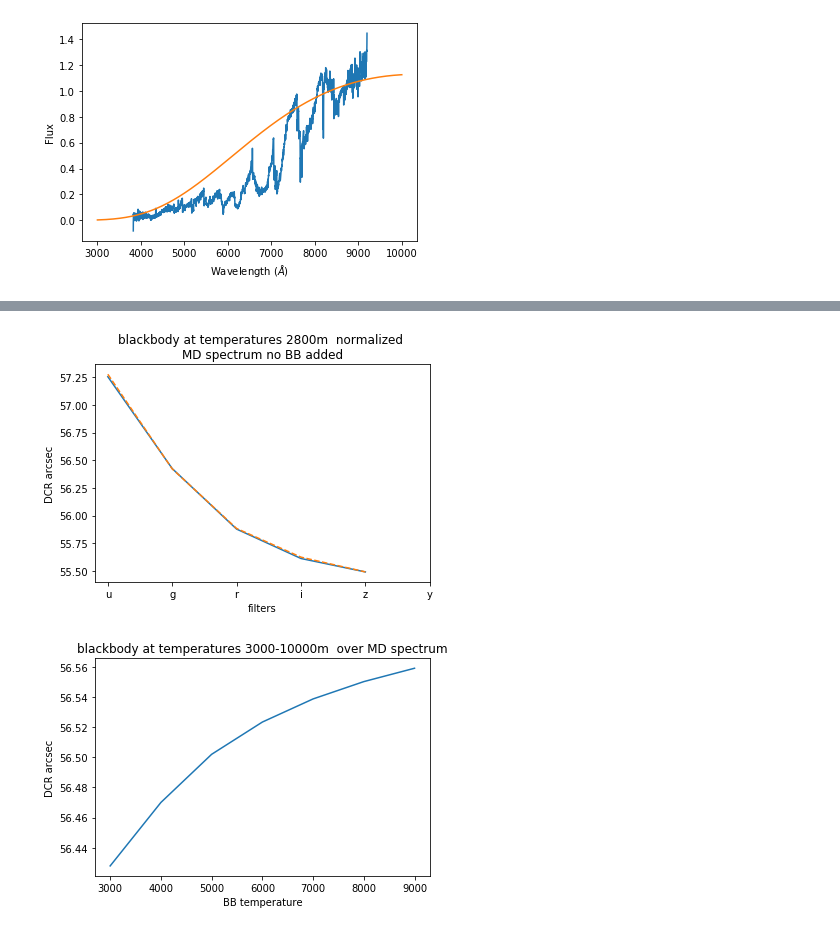
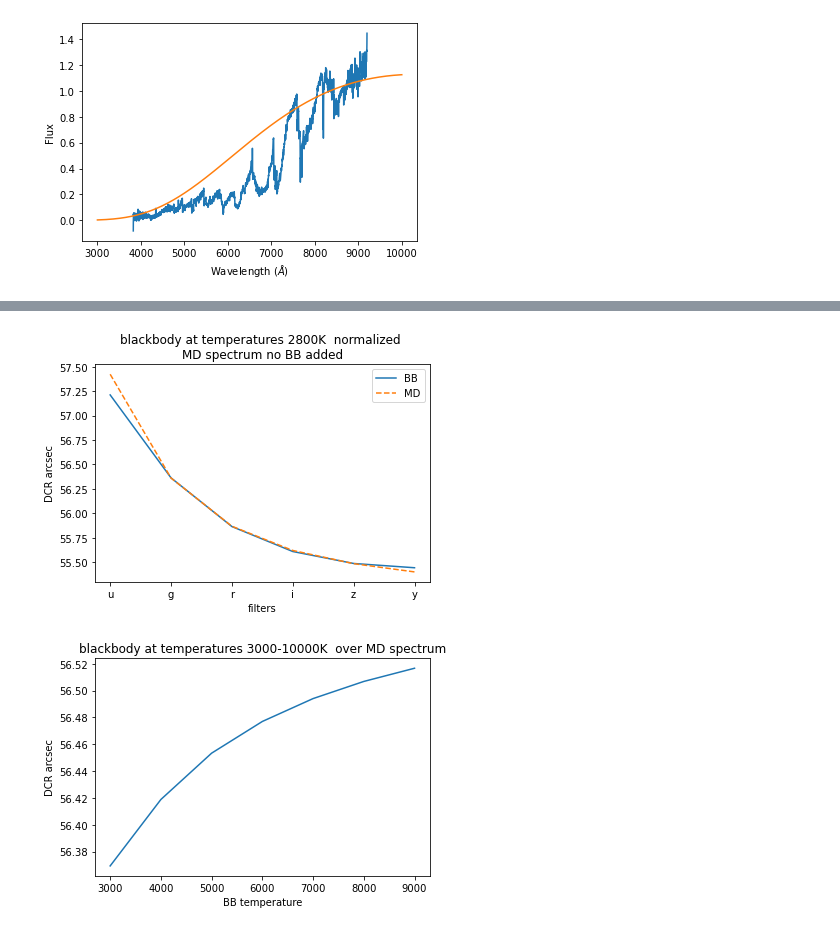
Before and after one commit to RileyWClarke/RAFTS, a Jupyter notebook: testing_nb_RWC.ipynb, the cells around one changed output, grey strips where cells are left out. Saved outputs shown, nothing was run; the diff lists cells and outputs as text; code cells hidden in the pictures.

```diff
--- a/testing_nb_RWC.ipynb
+++ b/testing_nb_RWC.ipynb
@@ -69,22 +69,23 @@ plt.title("blackbody at temperatures 3000-10000K i band");
 # %%
-w_eff1 = np.array([md_lamb_eff(band=f, temp=3000, mdname='m5.all.na.k.fits', ff=0)
+w_eff1 = np.array([lamb_eff_md(band=f, temp=2800, mdname='m5.all.na.k.fits', ff=0)
                   for f in filters])
 w_eff2 = np.array([lamb_eff_BB(band=f, temp=2800,)
                   for f in filters])
 plt.plot(dcr_offset(w_eff1, airmass = 1.4), label="BB")
 plt.plot(dcr_offset(w_eff2, airmass = 1.4), '--', label="MD")
 plt.ylabel("DCR arcsec")
 plt.xlabel("filters")
 plt.xticks(range(6), labels=["u","g","r","i","z","y"])
-plt.title("blackbody at temperatures 2800m  normalized \nMD spectrum no BB added");
+plt.title("blackbody at temperatures 2800K  normalized \nMD spectrum no BB added")
+plt.legend();
 # %% [output]
-[figure, old version]
+[figure, new version]
 # %%
-w_eff = np.array([md_lamb_eff(band='g', temp=t, mdname='m5.all.na.k.fits', ff=0.2)
+w_eff = np.array([lamb_eff_md(band='g', temp=t, mdname='m5.all.na.k.fits', ff=0.5)
                    for t in range(3000,10000,1000)])
 plt.plot(range(3000,10000,1000), dcr_offset(w_eff, airmass = 1.4))
 plt.ylabel("DCR arcsec")
 plt.xlabel("BB temperature")
-plt.title("blackbody at temperatures 3000-10000m  over MD spectrum");
+plt.title("blackbody at temperatures 3000-10000K  over MD spectrum");
 # %% [output]
-[figure, old version]
+[figure, new version]
```
Also changed, not shown: parts of 4 cells of this notebook, 2 other files.
